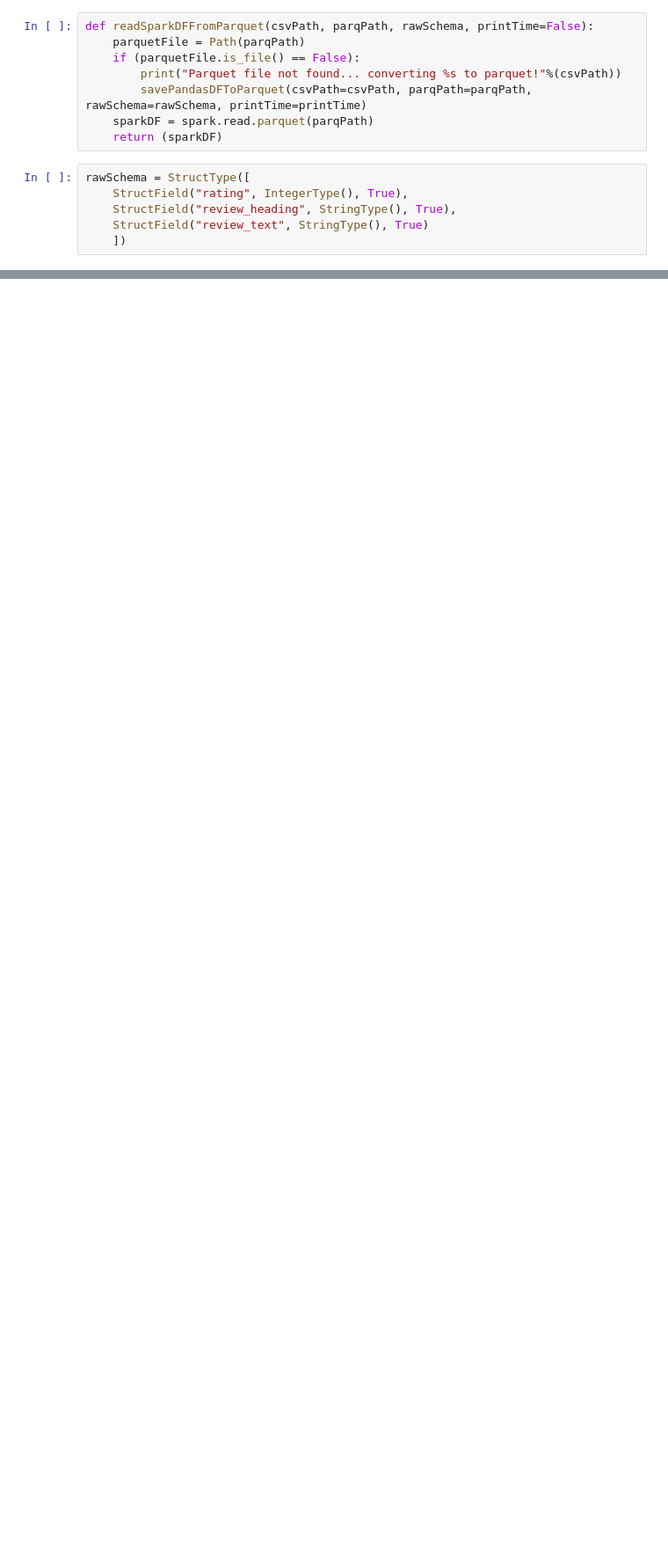
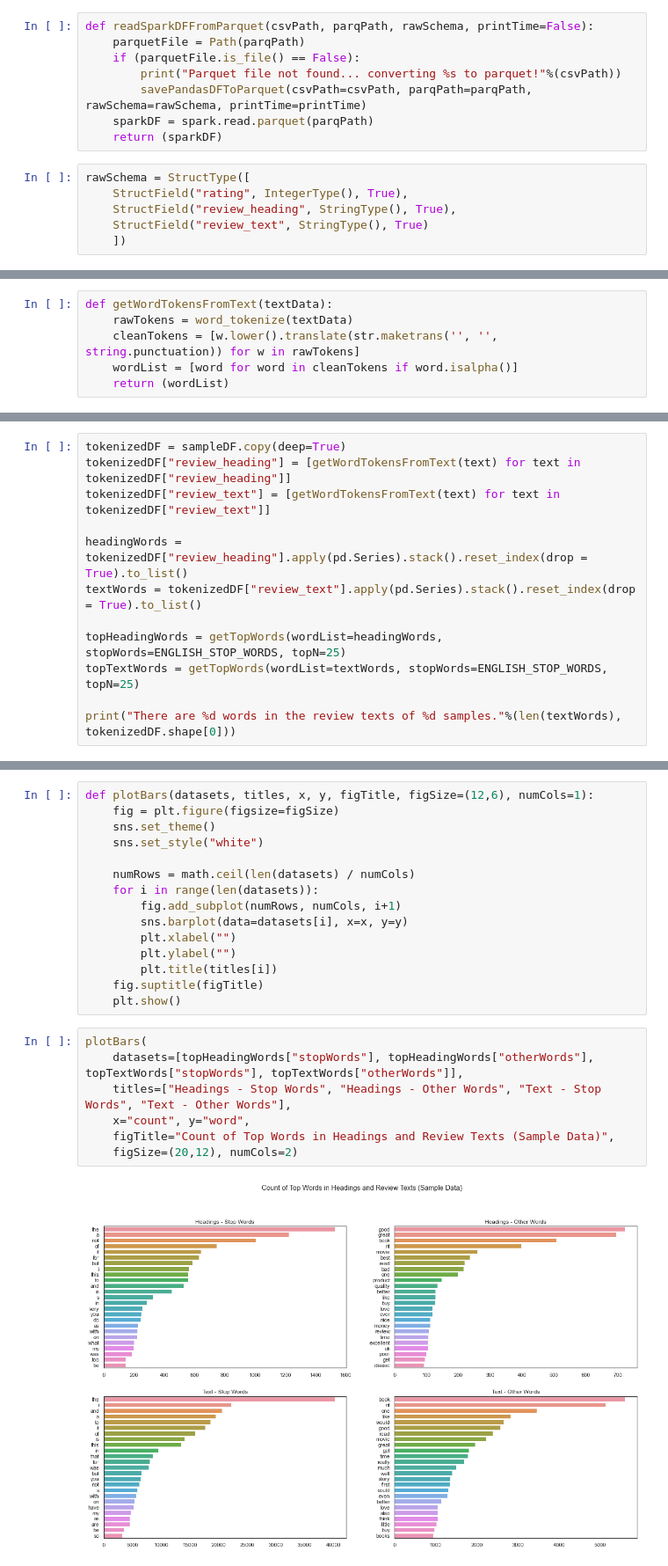
Before and after one commit to sinhars/IBM-Advanced-Data-Science-Capstone, a Jupyter notebook: [ibm-adv-data-science-capstone].etl.python.v1.ipynb, the cells around one changed output, grey strips where cells are left out. Shown at 88% size. Saved outputs shown, nothing was run; the diff lists cells and outputs as text; blank space fills up the shorter version.

```diff
--- a/[ibm-adv-data-science-capstone].etl.python.v1.ipynb
+++ b/[ibm-adv-data-science-capstone].etl.python.v1.ipynb
@@ -86,0 +147,6 @@ Gave this to my dad for a gag gift after directing "Nunsense," he got a reall ki
+# %%
+def getWordTokensFromText(textData):
+    rawTokens = word_tokenize(textData)
+    cleanTokens = [w.lower().translate(str.maketrans('', '', string.punctuation)) for w in rawTokens]
+    wordList = [word for word in cleanTokens if word.isalpha()]
+    return (wordList)
@@ -86,0 +167,12 @@ Gave this to my dad for a gag gift after directing "Nunsense," he got a reall ki
+# %%
+tokenizedDF = sampleDF.copy(deep=True)
+tokenizedDF["review_heading"] = [getWordTokensFromText(text) for text in tokenizedDF["review_heading"]]
+tokenizedDF["review_text"] = [getWordTokensFromText(text) for text in tokenizedDF["review_text"]]
+
+headingWords = tokenizedDF["review_heading"].apply(pd.Series).stack().reset_index(drop = True).to_list()
+textWords = tokenizedDF["review_text"].apply(pd.Series).stack().reset_index(drop = True).to_list()
+
+topHeadingWords = getTopWords(wordList=headingWords, stopWords=ENGLISH_STOP_WORDS, topN=25)
+topTextWords = getTopWords(wordList=textWords, stopWords=ENGLISH_STOP_WORDS, topN=25)
+
+print("There are %d words in the review texts of %d samples."%(len(textWords), tokenizedDF.shape[0]))
@@ -86,0 +181,24 @@ Gave this to my dad for a gag gift after directing "Nunsense," he got a reall ki
+# %%
+def plotBars(datasets, titles, x, y, figTitle, figSize=(12,6), numCols=1):
+    fig = plt.figure(figsize=figSize)
+    sns.set_theme()
+    sns.set_style("white")
+
+    numRows = math.ceil(len(datasets) / numCols)
+    for i in range(len(datasets)):
+        fig.add_subplot(numRows, numCols, i+1)
+        sns.barplot(data=datasets[i], x=x, y=y)
+        plt.xlabel("")
+        plt.ylabel("")
+        plt.title(titles[i])
+    fig.suptitle(figTitle)
+    plt.show()
+# %%
+plotBars(
+    datasets=[topHeadingWords["stopWords"], topHeadingWords["otherWords"], topTextWords["stopWords"], topTextWords["otherWords"]],
+    titles=["Headings - Stop Words", "Headings - Other Words", "Text - Stop Words", "Text - Other Words"],
+    x="count", y="word",
+    figTitle="Count of Top Words in Headings and Review Texts (Sample Data)",
+    figSize=(20,12), numCols=2)
+# %% [output]
+[figure, added]
```
Also changed, not shown: parts of 10 cells of this notebook.
